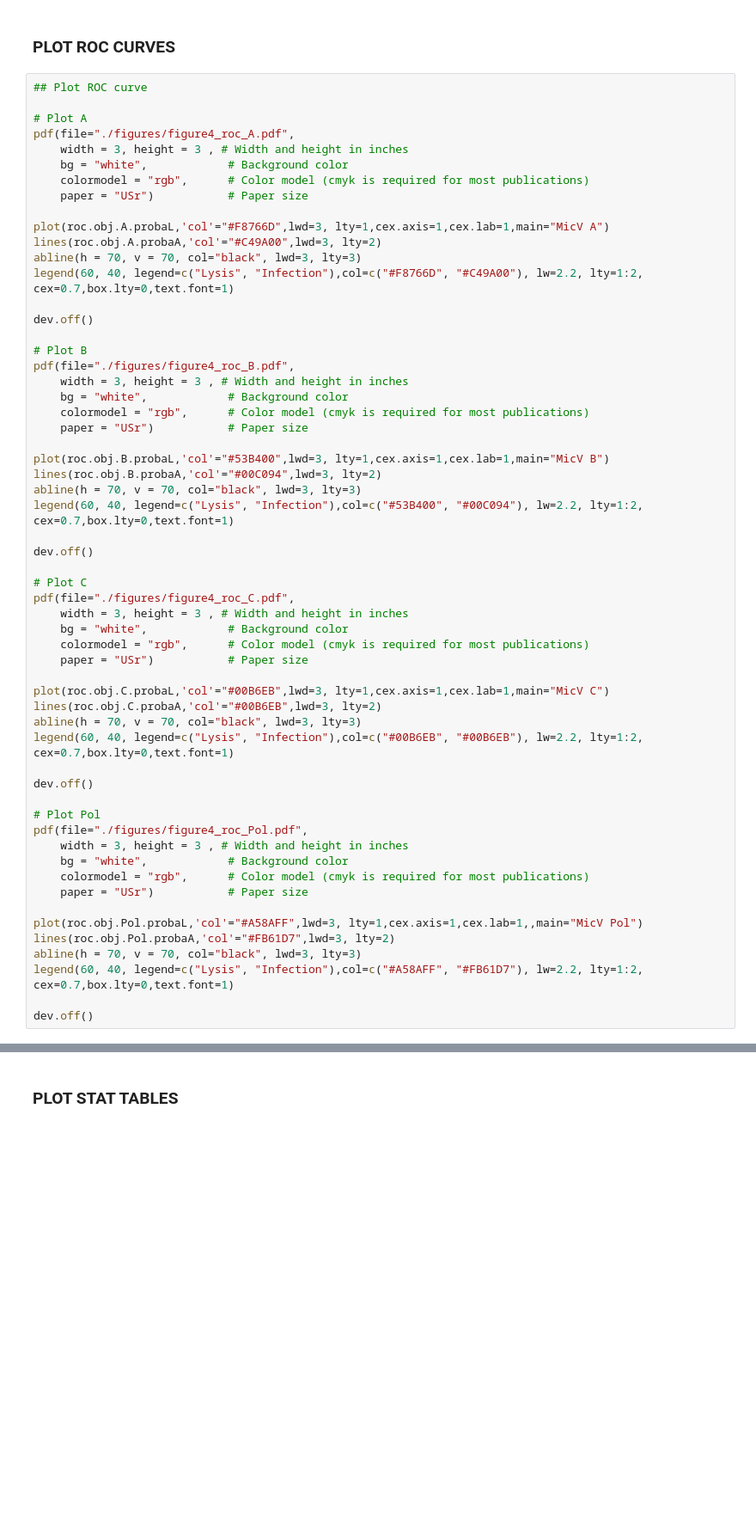
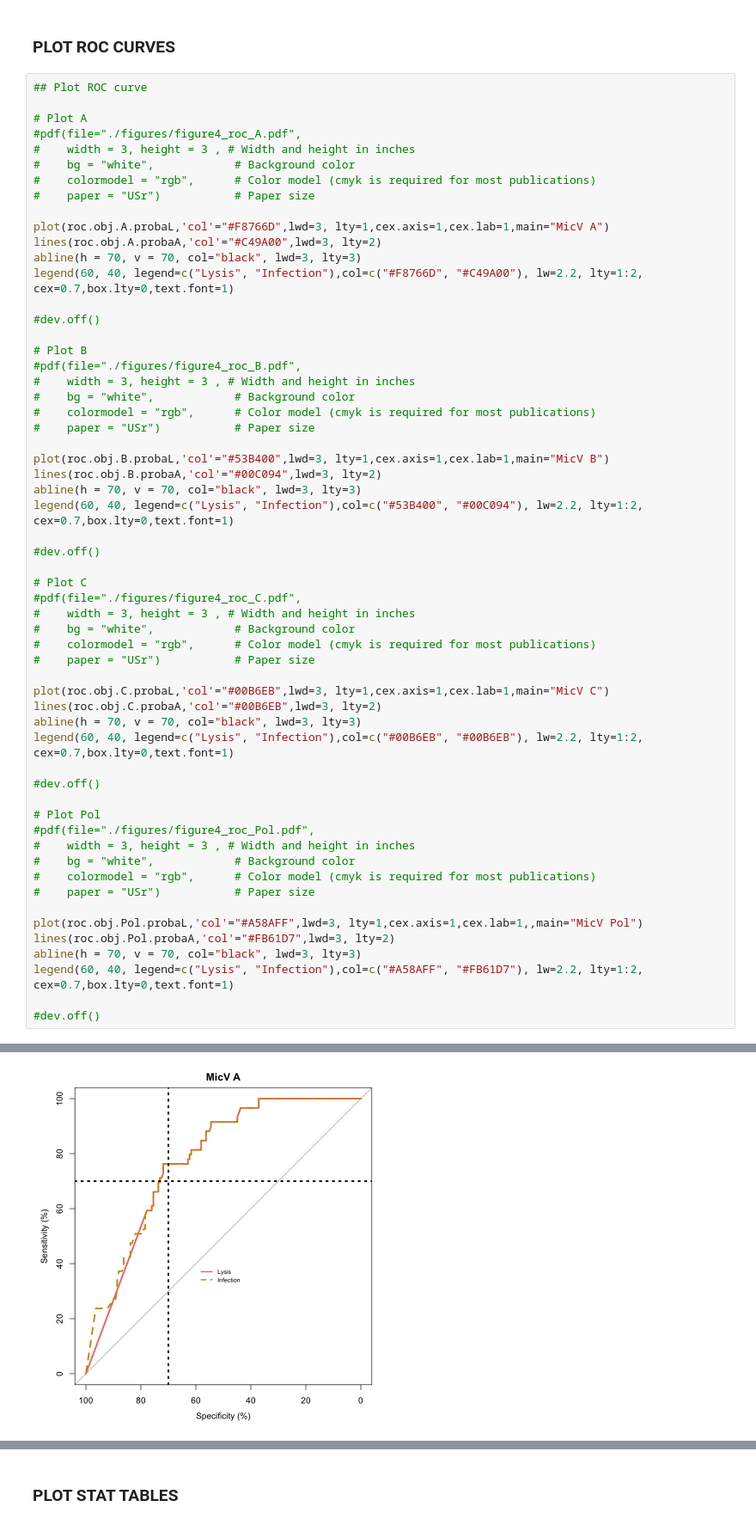
Before and after one commit to D2mory/Demory_Endo_Temperature_MpV_biogeography, a Jupyter notebook: src/figure4and5_ROC_analysis_17102024.ipynb, the cells around one changed output, grey strips where cells are left out. Shown at 86% size. Cells and saved outputs as stored; diff of their text form; blank space fills up the shorter version.

```diff
--- a/src/figure4and5_ROC_analysis_17102024.ipynb
+++ b/src/figure4and5_ROC_analysis_17102024.ipynb
@@ -380,58 +388,58 @@ Setting direction: controls > cases
 ## Plot ROC curve
 
 # Plot A
-pdf(file="./figures/figure4_roc_A.pdf",
-    width = 3, height = 3 , # Width and height in inches
-    bg = "white",            # Background color
-    colormodel = "rgb",      # Color model (cmyk is required for most publications)
-    paper = "USr")           # Paper size
+#pdf(file="./figures/figure4_roc_A.pdf",
+#    width = 3, height = 3 , # Width and height in inches
+#    bg = "white",            # Background color
+#    colormodel = "rgb",      # Color model (cmyk is required for most publications)
+#    paper = "USr")           # Paper size
 
 plot(roc.obj.A.probaL,'col'="#F8766D",lwd=3, lty=1,cex.axis=1,cex.lab=1,main="MicV A")
 lines(roc.obj.A.probaA,'col'="#C49A00",lwd=3, lty=2)
 abline(h = 70, v = 70, col="black", lwd=3, lty=3)
 legend(60, 40, legend=c("Lysis", "Infection"),col=c("#F8766D", "#C49A00"), lw=2.2, lty=1:2, cex=0.7,box.lty=0,text.font=1)
 
-dev.off()
+#dev.off()
 
 # Plot B
-pdf(file="./figures/figure4_roc_B.pdf",
-    width = 3, height = 3 , # Width and height in inches
-    bg = "white",            # Background color
-    colormodel = "rgb",      # Color model (cmyk is required for most publications)
-    paper = "USr")           # Paper size
+#pdf(file="./figures/figure4_roc_B.pdf",
+#    width = 3, height = 3 , # Width and height in inches
+#    bg = "white",            # Background color
+#    colormodel = "rgb",      # Color model (cmyk is required for most publications)
+#    paper = "USr")           # Paper size
 
 plot(roc.obj.B.probaL,'col'="#53B400",lwd=3, lty=1,cex.axis=1,cex.lab=1,main="MicV B")
 lines(roc.obj.B.probaA,'col'="#00C094",lwd=3, lty=2)
 abline(h = 70, v = 70, col="black", lwd=3, lty=3)
 legend(60, 40, legend=c("Lysis", "Infection"),col=c("#53B400", "#00C094"), lw=2.2, lty=1:2, cex=0.7,box.lty=0,text.font=1)
 
-dev.off()
+#dev.off()
 
 # Plot C
-pdf(file="./figures/figure4_roc_C.pdf",
-    width = 3, height = 3 , # Width and height in inches
-    bg = "white",            # Background color
-    colormodel = "rgb",      # Color model (cmyk is required for most publications)
-    paper = "USr")           # Paper size
+#pdf(file="./figures/figure4_roc_C.pdf",
+#    width = 3, height = 3 , # Width and height in inches
+#    bg = "white",            # Background color
+#    colormodel = "rgb",      # Color model (cmyk is required for most publications)
+#    paper = "USr")           # Paper size
 
 plot(roc.obj.C.probaL,'col'="#00B6EB",lwd=3, lty=1,cex.axis=1,cex.lab=1,main="MicV C")
 lines(roc.obj.C.probaA,'col'="#00B6EB",lwd=3, lty=2)
 abline(h = 70, v = 70, col="black", lwd=3, lty=3)
 legend(60, 40, legend=c("Lysis", "Infection"),col=c("#00B6EB", "#00B6EB"), lw=2.2, lty=1:2, cex=0.7,box.lty=0,text.font=1)
 
-dev.off()
+#dev.off()
 
 # Plot Pol
-pdf(file="./figures/figure4_roc_Pol.pdf",
-    width = 3, height = 3 , # Width and height in inches
-    bg = "white",            # Background color
-    colormodel = "rgb",      # Color model (cmyk is required for most publications)
-    paper = "USr")           # Paper size
+#pdf(file="./figures/figure4_roc_Pol.pdf",
+#    width = 3, height = 3 , # Width and height in inches
+#    bg = "white",            # Background color
+#    colormodel = "rgb",      # Color model (cmyk is required for most publications)
+#    paper = "USr")           # Paper size
 
 plot(roc.obj.Pol.probaL,'col'="#A58AFF",lwd=3, lty=1,cex.axis=1,cex.lab=1,,main="MicV Pol")
 lines(roc.obj.Pol.probaA,'col'="#FB61D7",lwd=3, lty=2)
 abline(h = 70, v = 70, col="black", lwd=3, lty=3)
 legend(60, 40, legend=c("Lysis", "Infection"),col=c("#A58AFF", "#FB61D7"), lw=2.2, lty=1:2, cex=0.7,box.lty=0,text.font=1)
 
-dev.off()
+#dev.off()
 # %% [output]
@@ -445,0 +446 @@ pdf
+[figure, added]
```
Also changed, not shown: parts of 7 cells of this notebook, 13 other files.
